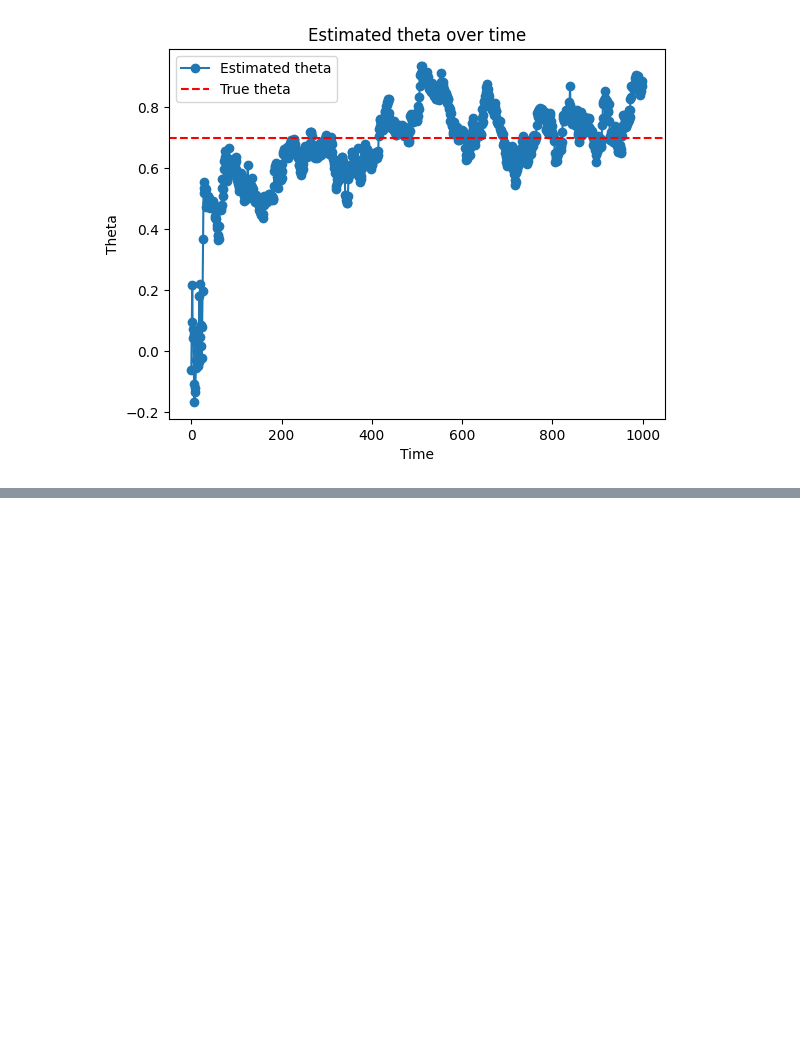
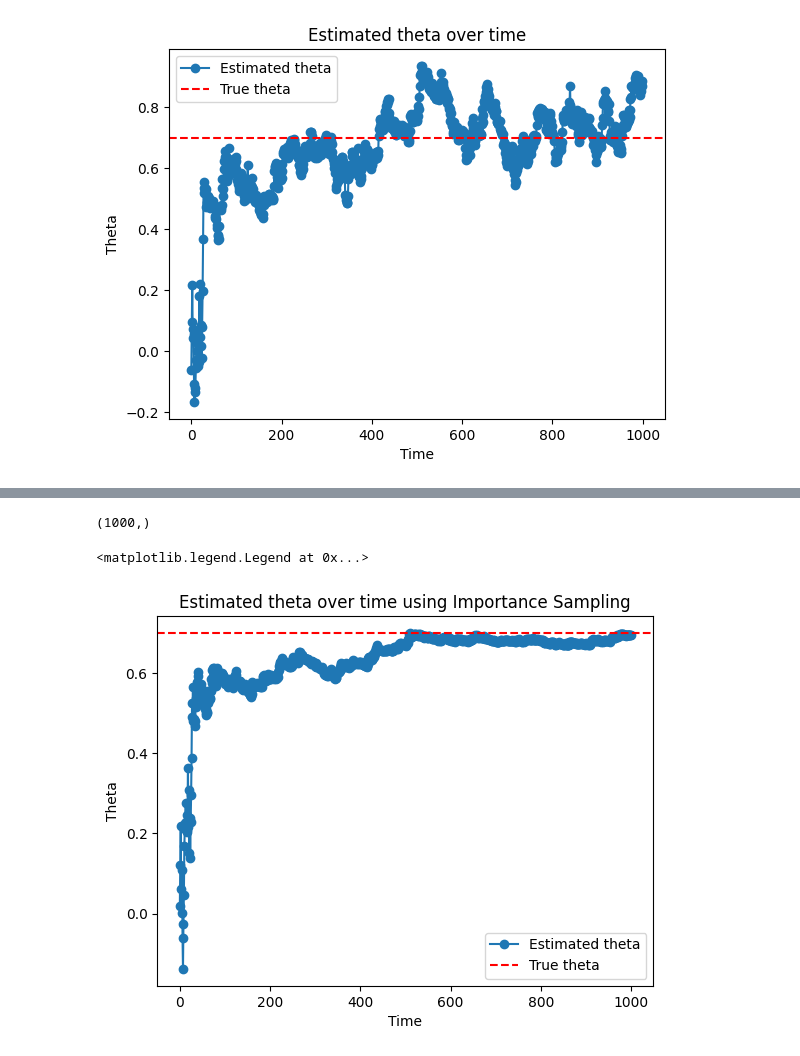
Before and after one commit to JackxTong/Stochastic-Simulation-Project, a Jupyter notebook: CW2_2025/cw_q2.ipynb, the cells around one changed output, grey strips where cells are left out. Saved outputs shown, nothing was run; the diff lists cells and outputs as text; code cells hidden in the pictures; blank space fills up the shorter version.

```diff
--- a/CW2_2025/cw_q2.ipynb
+++ b/CW2_2025/cw_q2.ipynb
@@ -676,0 +734,38 @@ The pseudocode for the Kalman-based 2 layer approach is given by
+# %%
+def importance_sampler(Y, M=1000):
+    theta_samples = np.random.uniform(-1, 1, size=M)
+    theta_estimates = np.zeros(T) # Store estimates of theta over time
+    log_weights = np.array([
+        kalman_filter_infer(Y, theta, Q, R, H, m0, P0) for theta in theta_samples
+    ]) # shape (M, T)
+
+    # # Normalize log weights
+    log_weights_normalized = np.zeros((M, T))
+
+    for t in range(T): # normalize at each time step
+        max_log = np.max(log_weights[:, t])  # for numerical stability
+        log_sum = np.log(np.sum(np.exp(log_weights[:, t] - max_log))) + max_log
+        log_weights_normalized[:, t] = log_weights[:, t] - log_sum
+
+        weights = np.exp(log_weights_normalized[:, t])
+        o = np.random.choice(M, size=M, p=weights)
+        thetas = theta_samples[o]         # Resample thetas (M, )
+        theta_estimates[t] = np.mean(thetas)
+
+    return theta_estimates
+
+x, y = q2_data[1000]
+theta_estimates = importance_sampler(y, M=1000)
+theta_estimates.shape
+# %% [output]
+(1000,)
+# %%
+plt.plot(theta_estimates, label='Estimated theta', marker='o')
+plt.title('Estimated theta over time using Importance Sampling')
+plt.xlabel('Time')
+plt.ylabel('Theta')
+plt.axhline(y=theta, color='r', linestyle='--', label='True theta')
+plt.legend()
+# %% [output]
+<matplotlib.legend.Legend at 0x...>
+[figure, added]
```
Also changed, not shown: parts of 4 cells of this notebook.
